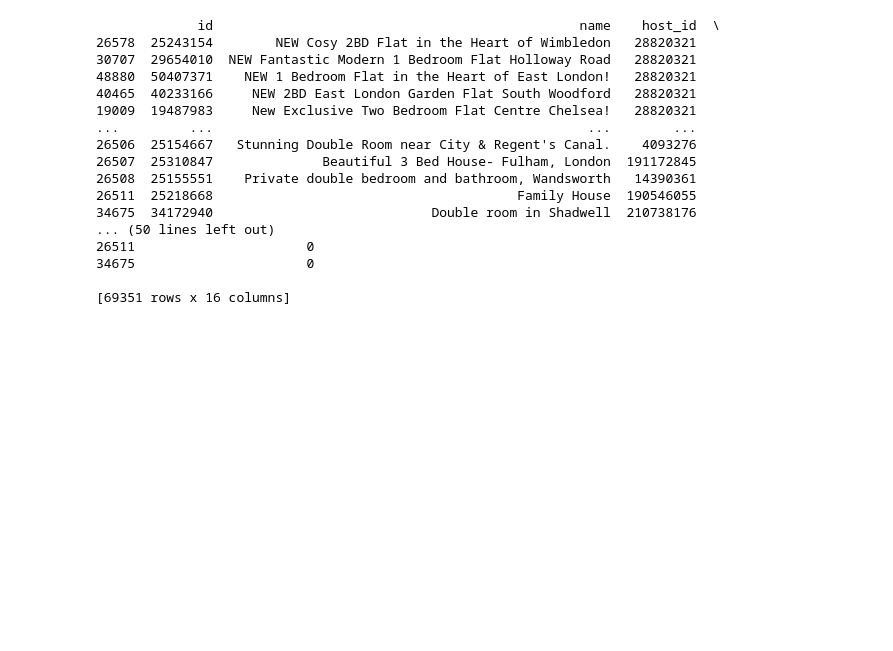
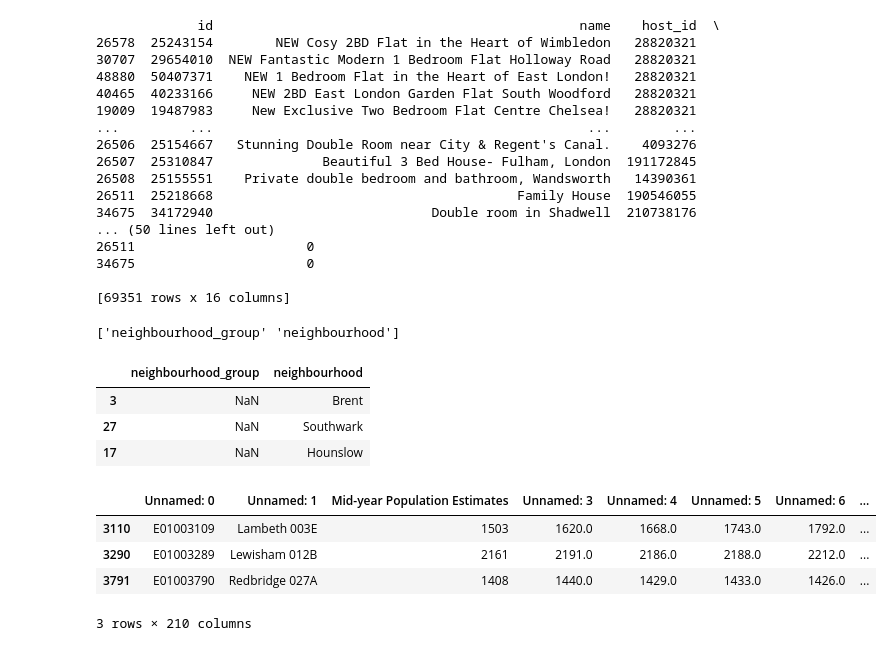
Before and after one commit to lordschmear/FSDS-Final-Report, a Jupyter notebook: diegocode.ipynb, the cells around one changed output. Cells and saved outputs as stored; diff of their text form; code cells hidden in the pictures; blank space fills up the shorter version.

```diff
--- a/diegocode.ipynb
+++ b/diegocode.ipynb
@@ -193,3 +194,24 @@ print(chlc_htl)
 34675                      0
 
 [69351 rows x 16 columns]
+# %%
+print (df1.columns.values)
+# %% [output]
+['neighbourhood_group' 'neighbourhood']
+# %%
+df1.sample(3)
+# %% [output]
+|  | neighbourhood_group | neighbourhood |
+| 3 | NaN | Brent |
+| 27 | NaN | Southwark |
+| 17 | NaN | Hounslow |
+# %%
+df2 = pd.read_csv('lsoa-data-old-boundaries.csv')
+# %%
+df2.sample(3)
+# %% [output]
+|  | Unnamed: 0 | Unnamed: 1 | Mid-year Population Estimates | Unnamed: 3 | Unnamed: 4 | Unnamed: 5 | Unnamed: 6 | ... |
+| 3110 | E01003109 | Lambeth 003E | 1503 | 1620.0 | 1668.0 | 1743.0 | 1792.0 | ... |
+| 3290 | E01003289 | Lewisham 012B | 2161 | 2191.0 | 2186.0 | 2188.0 | 2212.0 | ... |
+| 3791 | E01003790 | Redbridge 027A | 1408 | 1440.0 | 1429.0 | 1433.0 | 1426.0 | ... |
+3 rows × 210 columns
```
Also changed, not shown: parts of 9 cells of this notebook.
